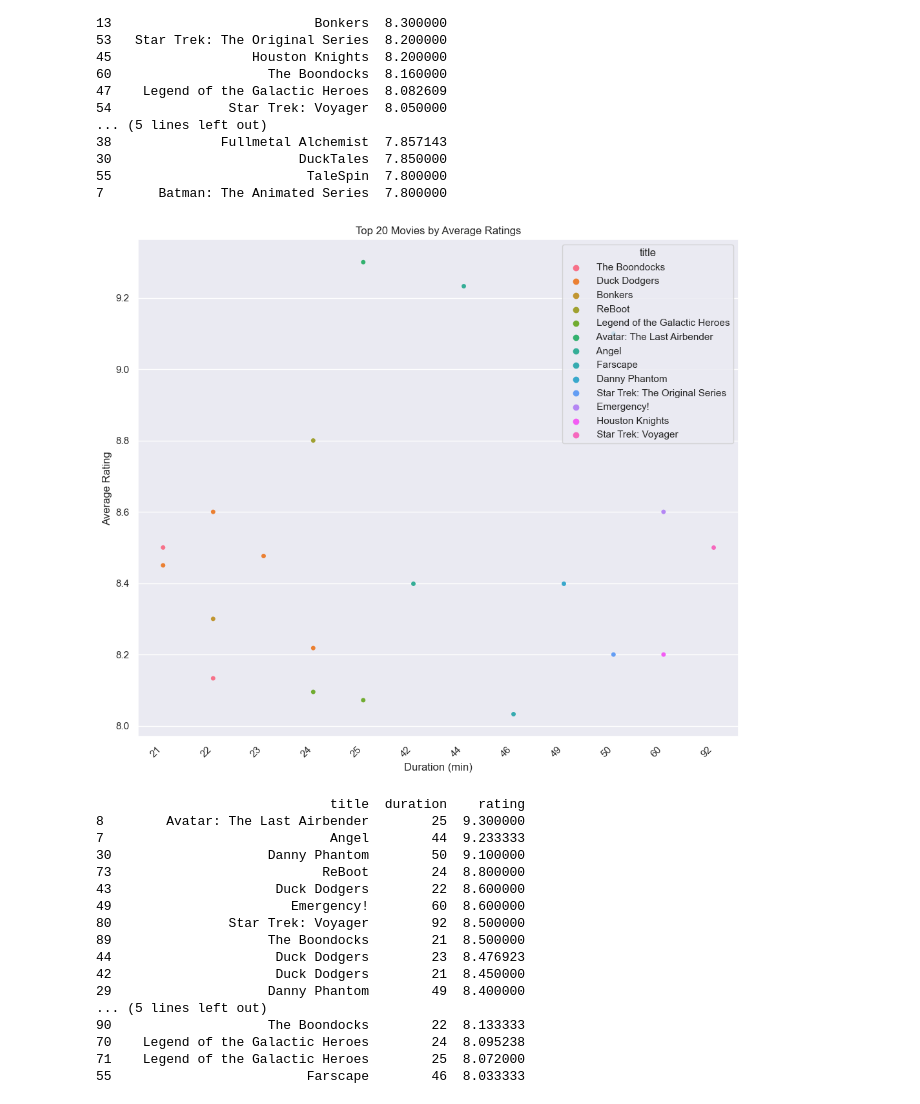
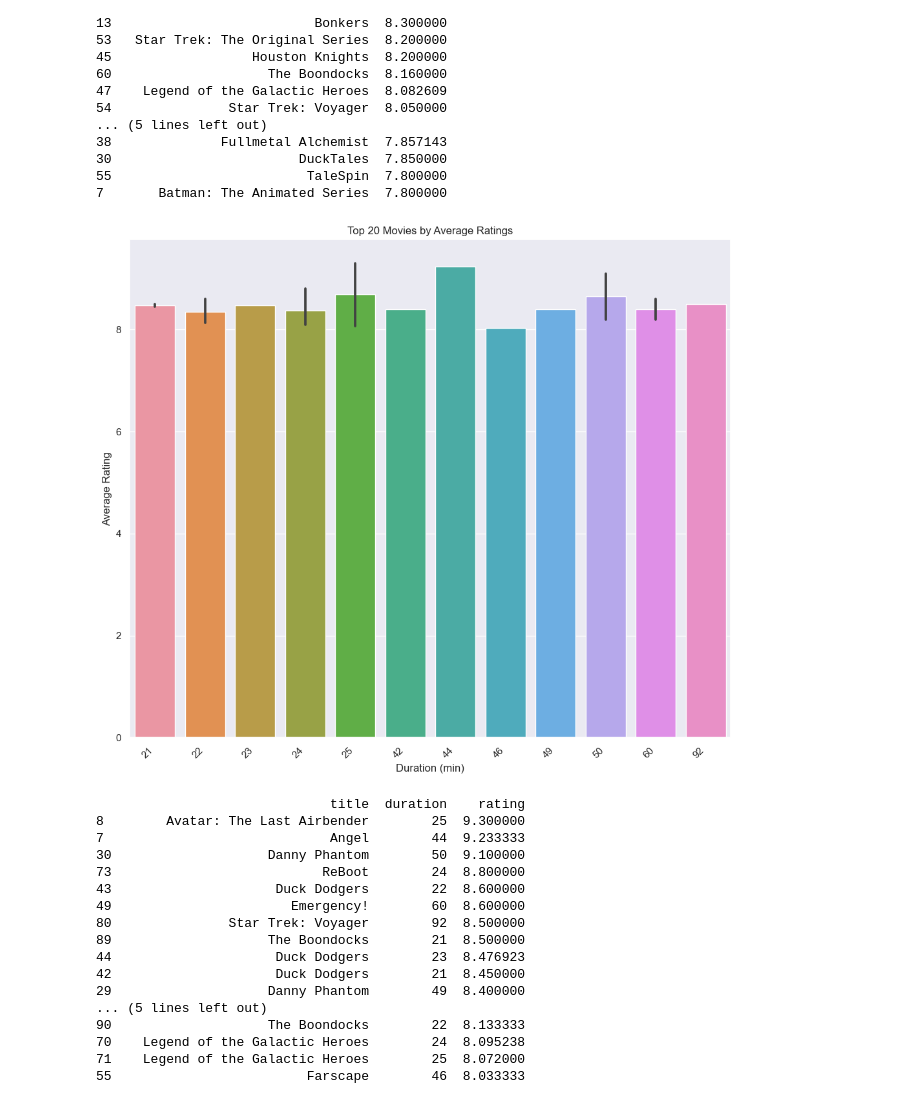
Before and after one commit to prateek-balani/data-analysis, a Jupyter notebook: data-analysis-imdb.ipynb, the cells around one changed output. Saved outputs shown, nothing was run; the diff lists cells and outputs as text; code cells hidden in the pictures.

```diff
--- a/data-analysis-imdb.ipynb
+++ b/data-analysis-imdb.ipynb
@@ -179,32 +179,27 @@ print(top_movies)
 55                         TaleSpin  7.800000
 7       Batman: The Animated Series  7.800000
 # %%
-import seaborn as sns
-import matplotlib.pyplot as plt
-import pandas as pd
 
 dataload_ex_copy3 = dataload_ex.copy()
 
-# Extract the numeric part from the "duration" column and convert it to integers
 dataload_ex_copy3["duration"] = dataload_ex_copy3["duration"].str.extract("(\d+)").astype(int)
 
-# Pass column names as a list inside groupby() to avoid the TypeError
 movie_time_average = dataload_ex_copy3.groupby(["title", "duration"])["rating"].mean().reset_index()
 movie_time_average = movie_time_average.sort_values("rating", ascending=False)
 time_movies = movie_time_average.head(20)
 
 
-sns.swarmplot(x="duration", y="rating", hue="title", data=time_movies)
+sns.barplot(x="duration", y="rating", data=time_movies)
 plt.ylabel('Average Rating')
 plt.xlabel('Duration (min)')
 plt.title('Top 20 Movies by Average Ratings')
 plt.xticks(rotation=45, ha='right')
 plt.show()
 
 
 print(time_movies)
 # %% [output]
-[figure, old version]
+[figure, new version]
                               title  duration    rating
 8        Avatar: The Last Airbender        25  9.300000
 7                             Angel        44  9.233333
```
Also changed, not shown: parts of 5 cells of this notebook.
